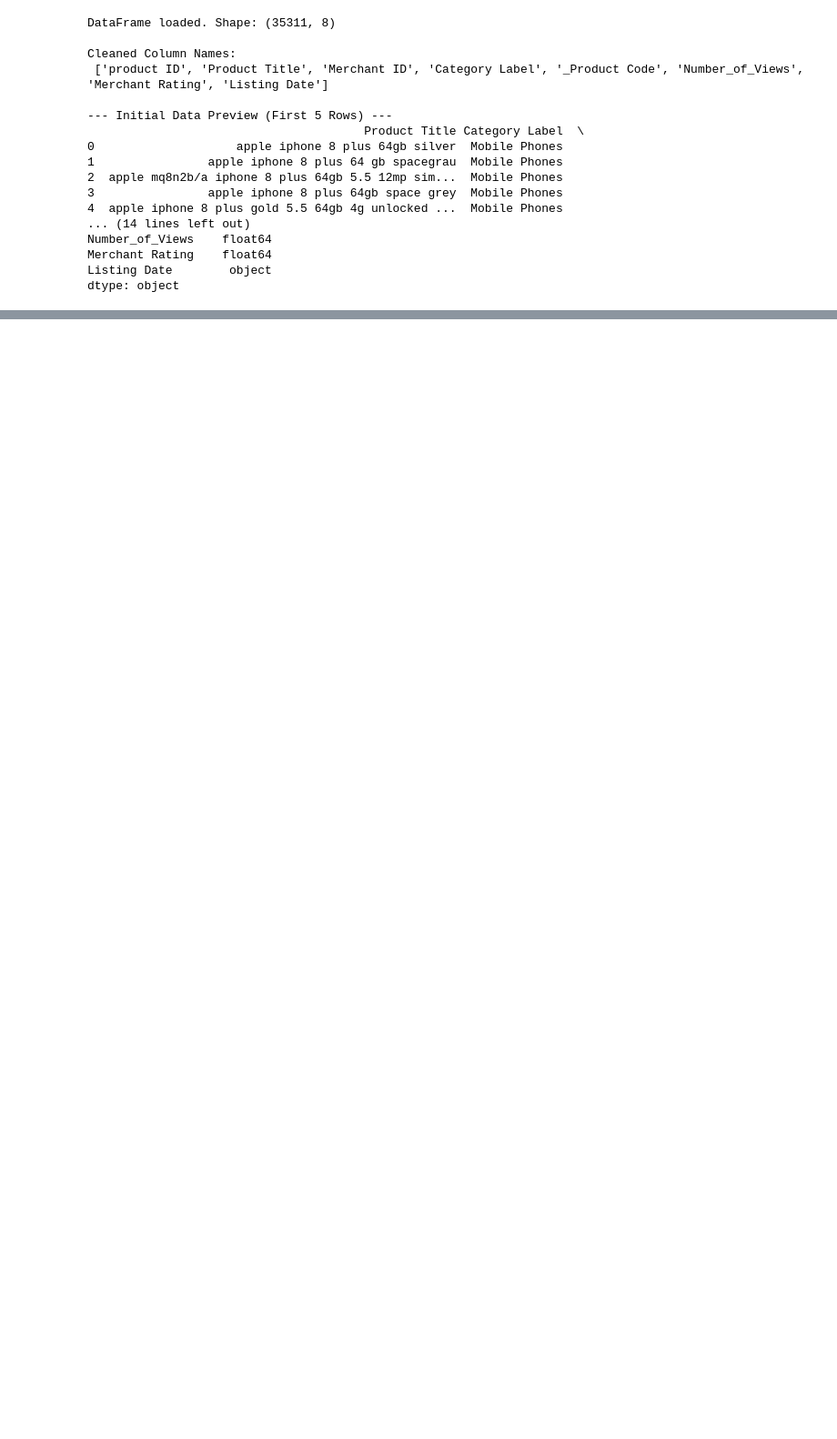
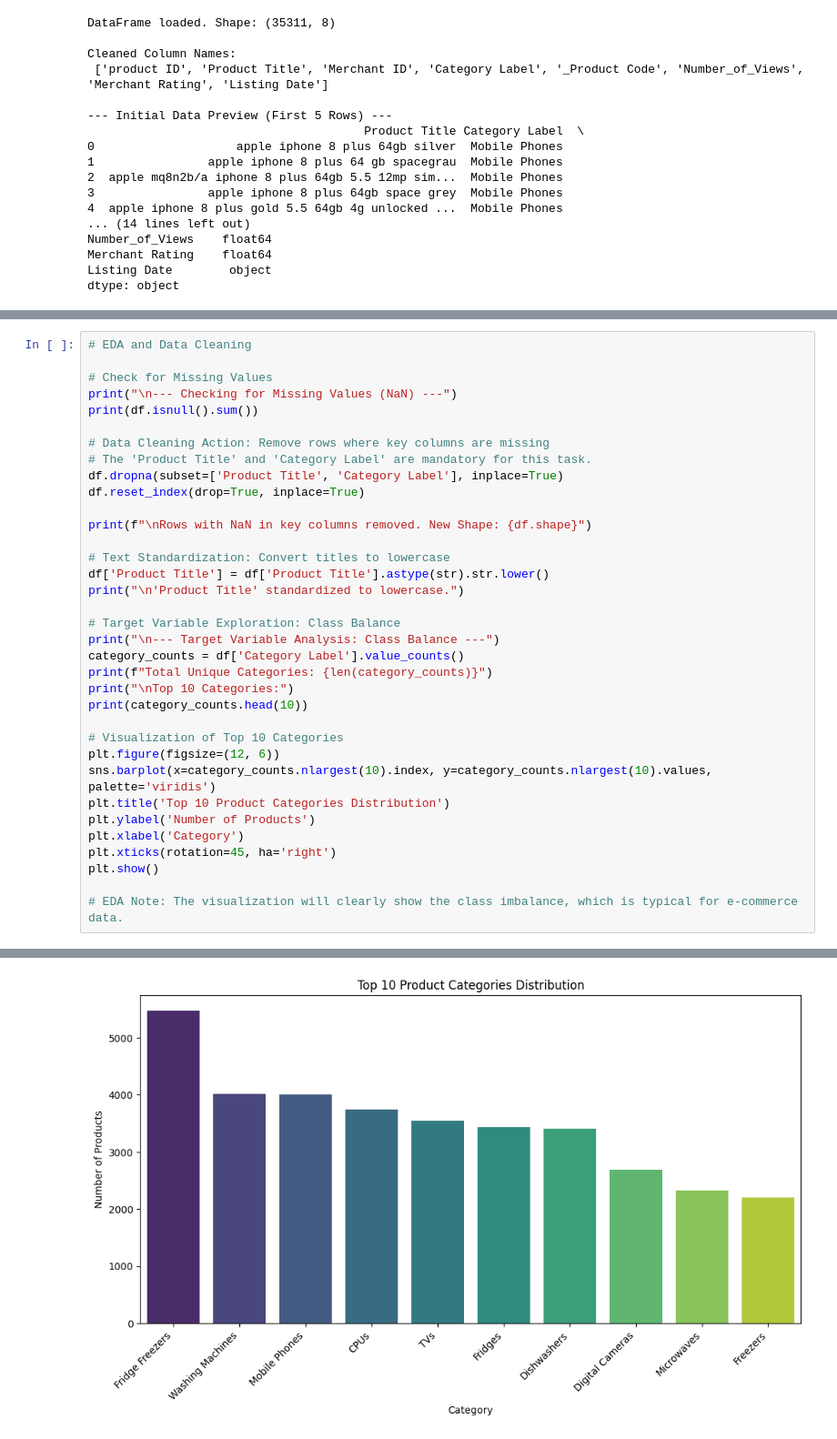
Before and after one commit to lav162329/product-category-classifier, a Jupyter notebook: notebooks/01_data_exploration.ipynb, the cells around one changed output, grey strips where cells are left out. Shown at 91% size. Saved outputs shown, nothing was run; the diff lists cells and outputs as text; blank space fills up the shorter version.

Commit message:
EDA and Data Cleaning

```diff
--- a/notebooks/01_data_exploration.ipynb
+++ b/notebooks/01_data_exploration.ipynb
@@ -61,0 +74,36 @@ dtype: object
+# %%
+# EDA and Data Cleaning
+
+# Check for Missing Values
+print("\n--- Checking for Missing Values (NaN) ---")
+print(df.isnull().sum())
+
+# Data Cleaning Action: Remove rows where key columns are missing
+# The 'Product Title' and 'Category Label' are mandatory for this task.
+df.dropna(subset=['Product Title', 'Category Label'], inplace=True)
+df.reset_index(drop=True, inplace=True)
+
+print(f"\nRows with NaN in key columns removed. New Shape: {df.shape}")
+
+# Text Standardization: Convert titles to lowercase
+df['Product Title'] = df['Product Title'].astype(str).str.lower()
+print("\n'Product Title' standardized to lowercase.")
+
+# Target Variable Exploration: Class Balance
+print("\n--- Target Variable Analysis: Class Balance ---")
+category_counts = df['Category Label'].value_counts()
+print(f"Total Unique Categories: {len(category_counts)}")
+print("\nTop 10 Categories:")
+print(category_counts.head(10))
+
+# Visualization of Top 10 Categories
+plt.figure(figsize=(12, 6))
+sns.barplot(x=category_counts.nlargest(10).index, y=category_counts.nlargest(10).values, palette='viridis')
+plt.title('Top 10 Product Categories Distribution')
+plt.ylabel('Number of Products')
+plt.xlabel('Category')
+plt.xticks(rotation=45, ha='right')
+plt.show()
+
+# EDA Note: The visualization will clearly show the class imbalance, which is typical for e-commerce data.
+# %% [output]
@@ -61,0 +130 @@ dtype: object
+[figure, added]
```
Also changed, not shown: parts of 2 cells of this notebook.
